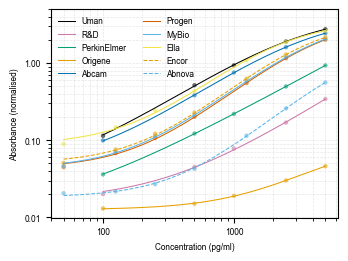
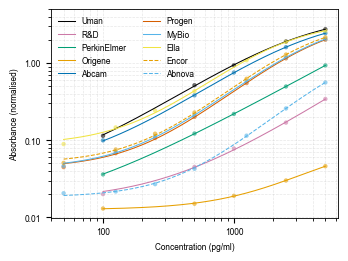
Code edit (unified diff) that turned the first committed figure into the second:
--- before
+++ after
@@ -9,4 +9,6 @@
 plt.rcParams['legend.fontsize'] = 6
 plt.rcParams['scatter.edgecolors'] = 'none'
+plt.rcParams['axes.linewidth'] = 0.6
+
 
 fig, ax = plt.subplots(figsize=(88/25.4, 66/25.4))

Commit: Add trauma notebook